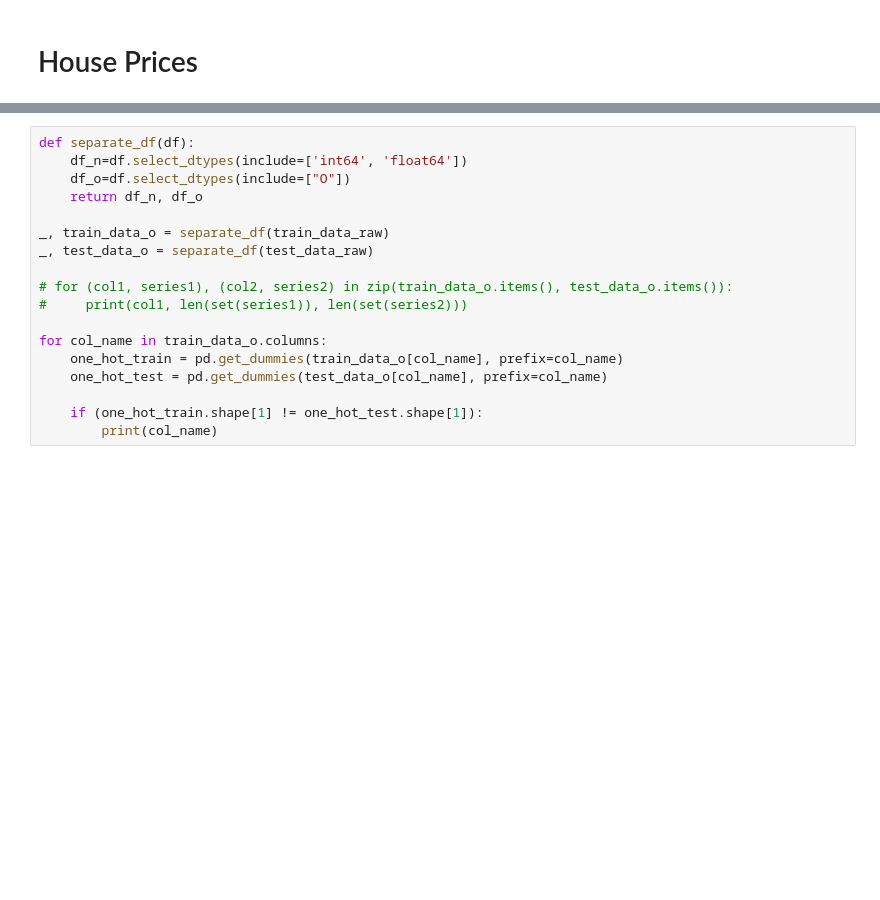
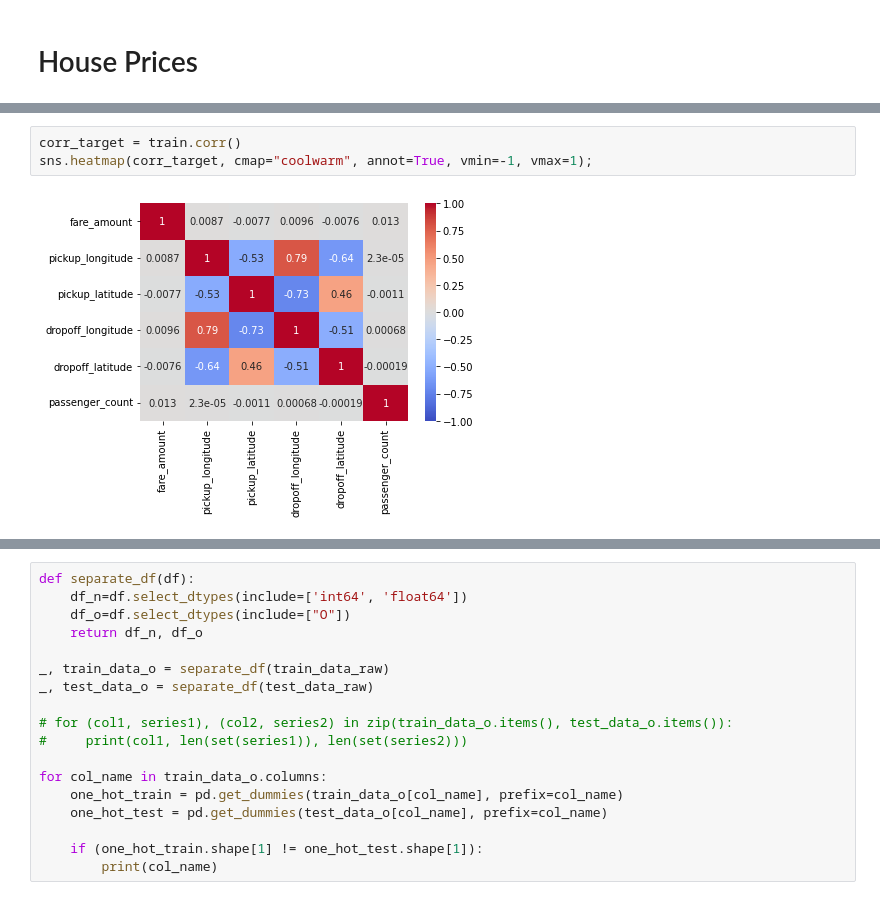
Before and after one commit to junya737/taxi-fare, a Jupyter notebook: scripts/main.ipynb, the cells around one changed output, grey strips where cells are left out. Drawn from its saved outputs; the diff is of its cells as text; blank space fills up the shorter version.

```diff
--- a/scripts/main.ipynb
+++ b/scripts/main.ipynb
@@ -76,0 +81,5 @@ memory usage: 924.0+ KB
+# %%
+corr_target = train.corr()
+sns.heatmap(corr_target, cmap="coolwarm", annot=True, vmin=-1, vmax=1);
+# %% [output]
+[figure, added]
```
Also changed, not shown: parts of 31 cells of this notebook, 1 other file.
